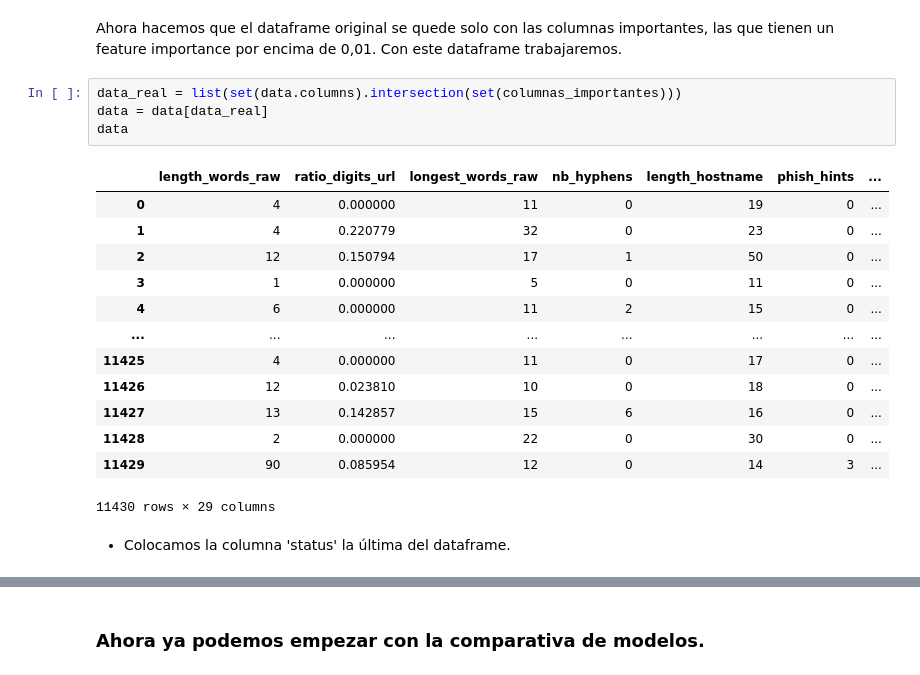
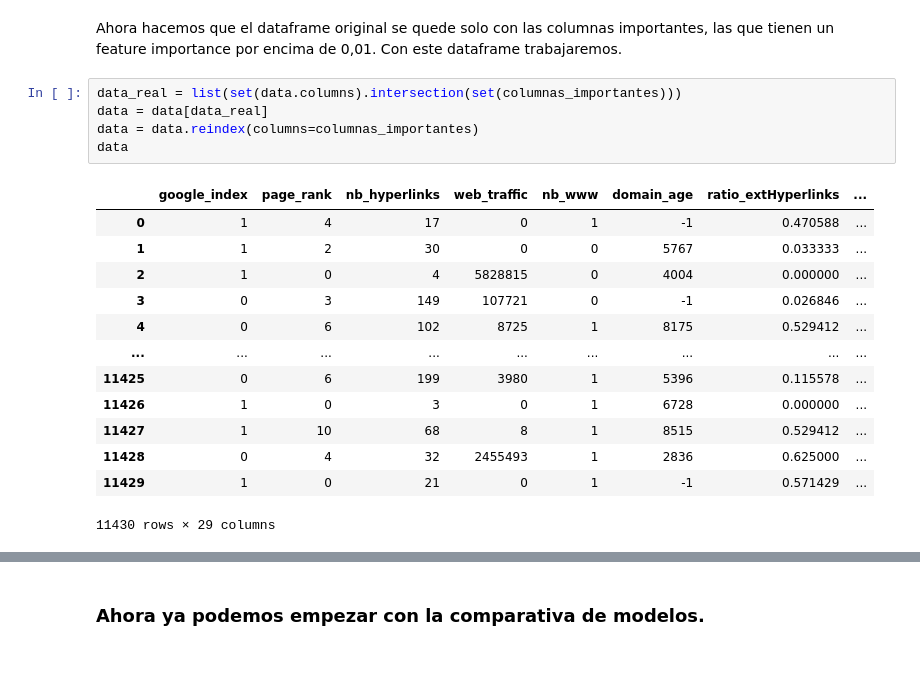
Before and after one commit to Dancar96/-Fishing-Phishing-, a Jupyter notebook: src/notebooks/Model Comparison.ipynb, the cells around one changed output, grey strips where cells are left out. Saved outputs shown, nothing was run; the diff lists cells and outputs as text.

```diff
--- a/src/notebooks/Model Comparison.ipynb
+++ b/src/notebooks/Model Comparison.ipynb
@@ -213,20 +214,19 @@ Ahora hacemos que el dataframe original se quede solo con las columnas important
 # %%
 data_real = list(set(data.columns).intersection(set(columnas_importantes)))
 data = data[data_real]
+data = data.reindex(columns=columnas_importantes)
 data
 # %% [output]
-|  | length_words_raw | ratio_digits_url | longest_words_raw | nb_hyphens | length_hostname | phish_hints | ... |
-| 0 | 4 | 0.000000 | 11 | 0 | 19 | 0 | ... |
-| 1 | 4 | 0.220779 | 32 | 0 | 23 | 0 | ... |
-| 2 | 12 | 0.150794 | 17 | 1 | 50 | 0 | ... |
-| 3 | 1 | 0.000000 | 5 | 0 | 11 | 0 | ... |
-| 4 | 6 | 0.000000 | 11 | 2 | 15 | 0 | ... |
-| ... | ... | ... | ... | ... | ... | ... | ... |
-| 11425 | 4 | 0.000000 | 11 | 0 | 17 | 0 | ... |
-| 11426 | 12 | 0.023810 | 10 | 0 | 18 | 0 | ... |
-| 11427 | 13 | 0.142857 | 15 | 6 | 16 | 0 | ... |
-| 11428 | 2 | 0.000000 | 22 | 0 | 30 | 0 | ... |
-| 11429 | 90 | 0.085954 | 12 | 0 | 14 | 3 | ... |
+|  | google_index | page_rank | nb_hyperlinks | web_traffic | nb_www | domain_age | ratio_extHyperlinks | ... |
+| 0 | 1 | 4 | 17 | 0 | 1 | -1 | 0.470588 | ... |
+| 1 | 1 | 2 | 30 | 0 | 0 | 5767 | 0.033333 | ... |
+| 2 | 1 | 0 | 4 | 5828815 | 0 | 4004 | 0.000000 | ... |
+| 3 | 0 | 3 | 149 | 107721 | 0 | -1 | 0.026846 | ... |
+| 4 | 0 | 6 | 102 | 8725 | 1 | 8175 | 0.529412 | ... |
+| ... | ... | ... | ... | ... | ... | ... | ... | ... |
+| 11425 | 0 | 6 | 199 | 3980 | 1 | 5396 | 0.115578 | ... |
+| 11426 | 1 | 0 | 3 | 0 | 1 | 6728 | 0.000000 | ... |
+| 11427 | 1 | 10 | 68 | 8 | 1 | 8515 | 0.529412 | ... |
+| 11428 | 0 | 4 | 32 | 2455493 | 1 | 2836 | 0.625000 | ... |
+| 11429 | 1 | 0 | 21 | 0 | 1 | -1 | 0.571429 | ... |
 11430 rows × 29 columns
-# %% [markdown]
-- Colocamos la columna 'status' la última del dataframe.
```
Also changed, not shown: parts of 55 cells of this notebook, 8 other files.
